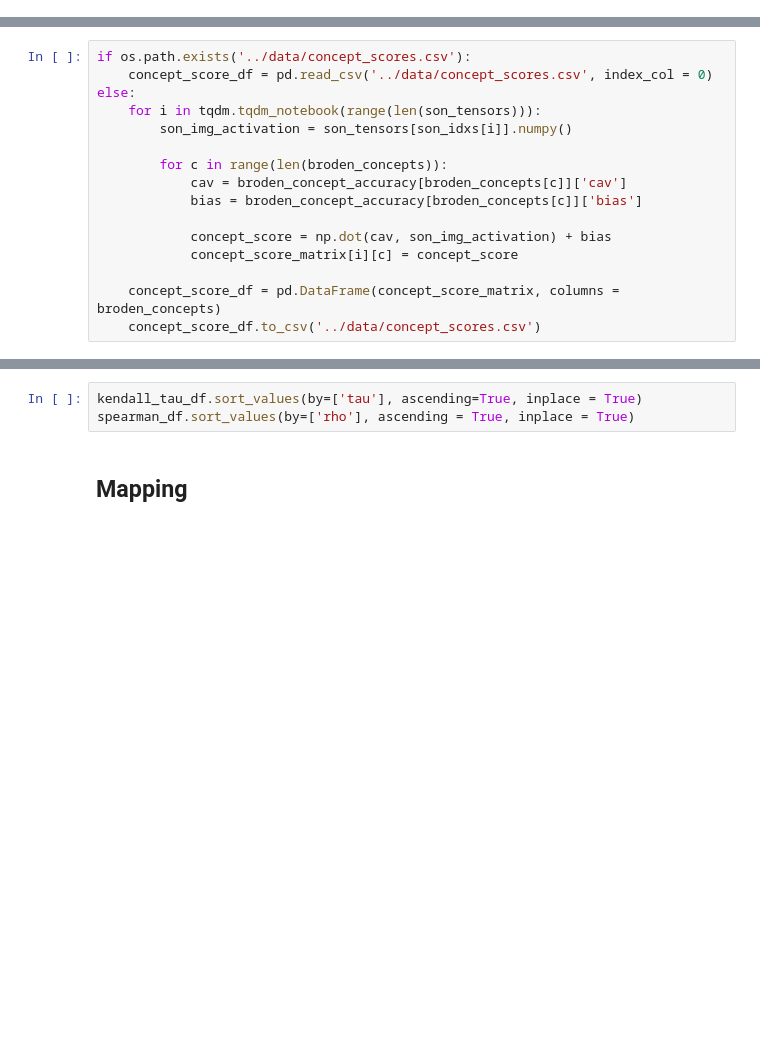
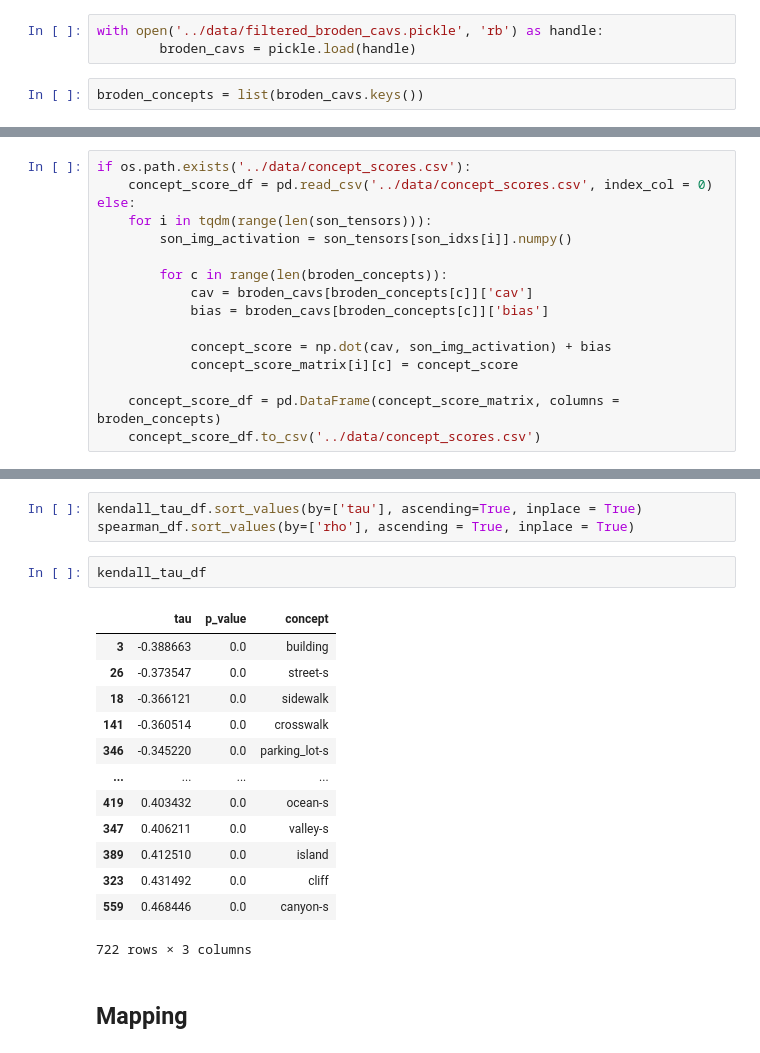
Before and after one commit to Pimmmm/Thesis-Scripts, a Jupyter notebook: p2_main.ipynb, the cells around one changed output, grey strips where cells are left out. Drawn from its saved outputs; the diff is of its cells as text; blank space fills up the shorter version.

```diff
--- a/p2_main.ipynb
+++ b/p2_main.ipynb
@@ -123,15 +132,20 @@ broden_concepts = pd.read_csv(label_file_path, usecols=['name'])
+# %%
+with open('../data/filtered_broden_cavs.pickle', 'rb') as handle:
+        broden_cavs = pickle.load(handle)
+# %%
+broden_concepts = list(broden_cavs.keys())
 # %%
 concept_score_matrix = np.zeros((len(son_tensors), len(broden_concepts)))
 # %%
 if os.path.exists('../data/concept_scores.csv'):
     concept_score_df = pd.read_csv('../data/concept_scores.csv', index_col = 0)
 else:
-    for i in tqdm.tqdm_notebook(range(len(son_tensors))):
+    for i in tqdm(range(len(son_tensors))):
         son_img_activation = son_tensors[son_idxs[i]].numpy()
 
         for c in range(len(broden_concepts)):
-            cav = broden_concept_accuracy[broden_concepts[c]]['cav']
-            bias = broden_concept_accuracy[broden_concepts[c]]['bias']
+            cav = broden_cavs[broden_concepts[c]]['cav']
+            bias = broden_cavs[broden_concepts[c]]['bias']
 
             concept_score = np.dot(cav, son_img_activation) + bias
             concept_score_matrix[i][c] = concept_score
@@ -174,6 +190,22 @@ spearman_df['concept'] = all_concepts
 # %%
 kendall_tau_df.sort_values(by=['tau'], ascending=True, inplace = True)
 spearman_df.sort_values(by=['rho'], ascending = True, inplace = True)
+# %%
+kendall_tau_df
+# %% [output]
+|  | tau | p_value | concept |
+| 3 | -0.388663 | 0.0 | building |
+| 26 | -0.373547 | 0.0 | street-s |
+| 18 | -0.366121 | 0.0 | sidewalk |
+| 141 | -0.360514 | 0.0 | crosswalk |
+| 346 | -0.345220 | 0.0 | parking_lot-s |
+| ... | ... | ... | ... |
+| 419 | 0.403432 | 0.0 | ocean-s |
+| 347 | 0.406211 | 0.0 | valley-s |
+| 389 | 0.412510 | 0.0 | island |
+| 323 | 0.431492 | 0.0 | cliff |
+| 559 | 0.468446 | 0.0 | canyon-s |
+722 rows × 3 columns
 # %% [markdown]
 ## Mapping
 # %%
```
Also changed, not shown: parts of 5 cells of this notebook, 1 other file.
